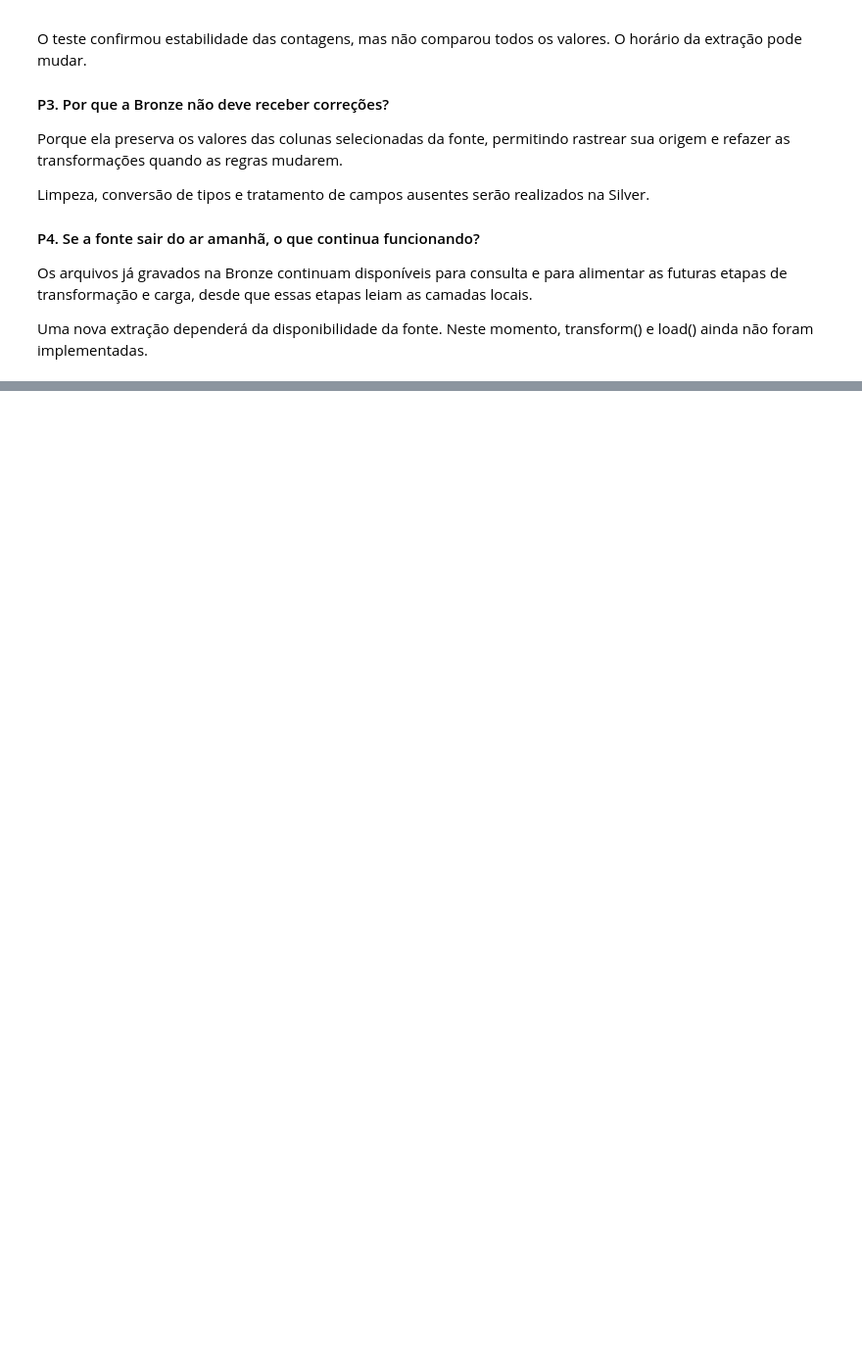
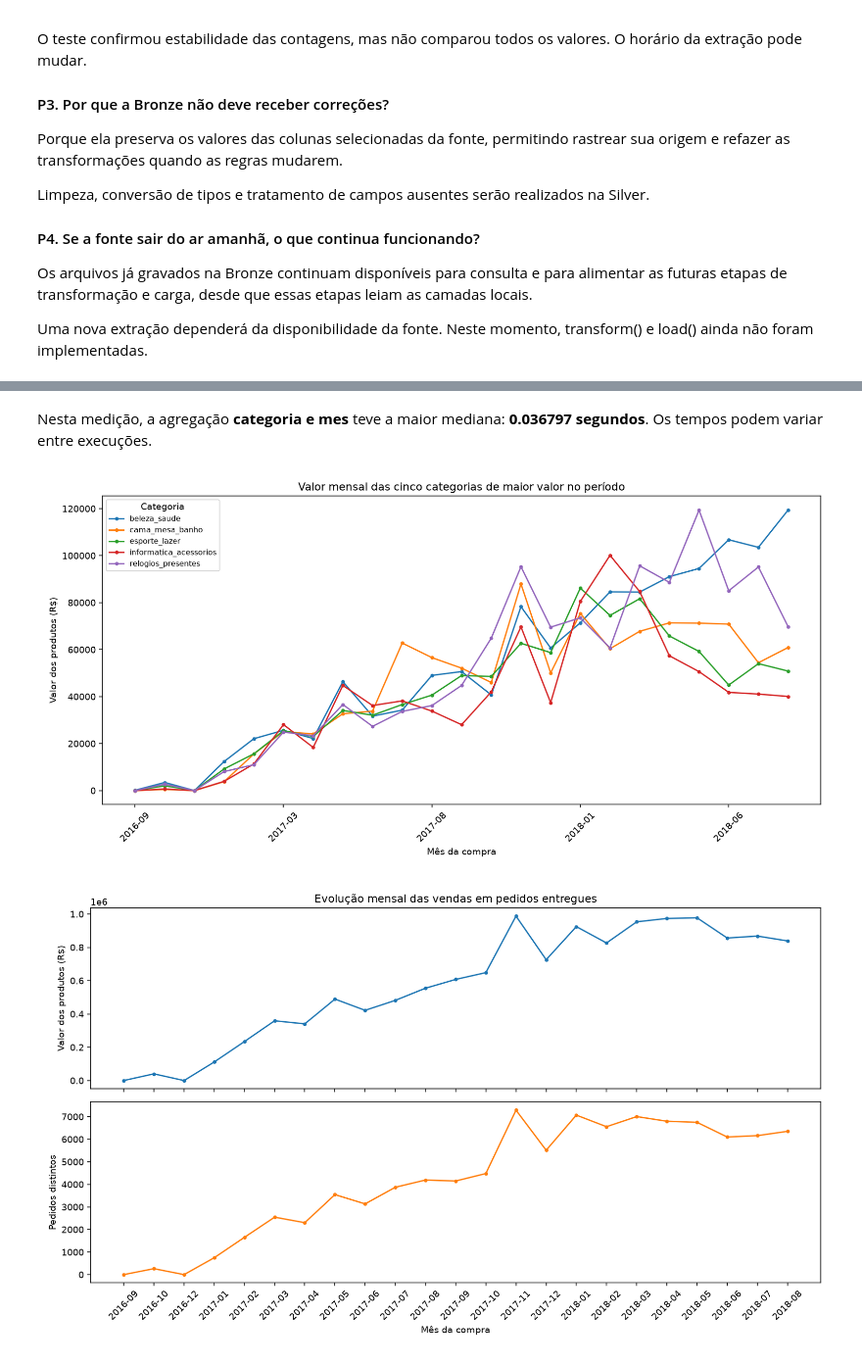
Before and after one commit to NatanHH/pipeline-olist, a Jupyter notebook: pipeline-olist.ipynb, the cells around one changed output, grey strips where cells are left out. Shown at 98% size. Saved outputs shown, nothing was run; the diff lists cells and outputs as text; code cells hidden in the pictures; blank space fills up the shorter version.

```diff
--- a/pipeline-olist.ipynb
+++ b/pipeline-olist.ipynb
@@ -59,3 +137,13 @@ produtos = pd.read_csv(f"{URL_BASE}/olist_products_dataset.csv")
+# %%
+# Leitura exploratoria completa, ainda fora das camadas do pipeline.
+# O pandas reconhece tipos e ausencias para este diagnostico.
+def explorar(nome):
+    texto = ler_fonte(nome, selecionar=False).to_csv(index=False)
+    return pd.read_csv(io.StringIO(texto))
+
+pedidos = explorar('pedidos')
+itens = explorar('itens')
+produtos = explorar('produtos')
 # %%
 # Reune as tabelas para repetir a mesma verificacao em cada fonte.
 fontes = {
@@ -530,3 +515,27 @@ def extract(destino_bronze):
+# %%
+def extract(destino_bronze):
+    """Extrai a carga completa; para incremental usamos extract_lote()."""
+    def acao():
+        pasta = Path(destino_bronze)
+        pasta.mkdir(parents=True, exist_ok=True)
+        if (pasta/'manifesto.json').exists():
+            raise ValueError('Bronze incremental: use pipeline_incremental para preservar os lotes.')
+        horario = datetime.now(timezone.utc).isoformat()
+        resumo = []
+        for nome, fonte in CONFIG['fontes'].items():
+            try:
+                tabela = ler_fonte(nome)
+                linhas, colunas = tabela.shape
+                tabela['_extraido_em'] = horario
+                tabela['_origem'] = str(origem_fonte(nome))
+                tabela.to_parquet(pasta/f'{nome}.parquet', index=False)
+            except Exception as erro:
+                raise RuntimeError(f'Falha na extracao de {nome}: {origem_fonte(nome)}') from erro
+            resumo.append(dict(fonte=nome, linhas_lidas=linhas, linhas_gravadas=linhas,
+                               colunas_fonte=colunas, colunas_bronze=colunas+2))
+        resultado = pd.DataFrame(resumo)
+        return resultado, int(resultado.linhas_lidas.sum()), int(resultado.linhas_gravadas.sum())
+    return executar_etapa('extract', acao)
 # %%
 # Executa a extracao e mostra o resumo retornado pela funcao.
 # Requer executar antes as celulas de imports, URL_BASE e caminhos.
@@ -621,0 +641,8 @@ Neste momento, transform() e load() ainda não foram implementadas.
+# %%
+for nome, fonte in CONFIG['fontes'].items():
+    original = ler_fonte(nome)
+    bronze = pd.read_parquet(CONFIG['bronze']/f'{nome}.parquet')
+    pd.testing.assert_frame_equal(original[fonte['colunas']], bronze[fonte['colunas']])
+    assert bronze['_origem'].eq(str(origem_fonte(nome))).all()
+    assert pd.to_datetime(bronze['_extraido_em'], utc=True, errors='coerce').notna().all()
+print('Bronze conferida: valores, colunas selecionadas e metadados.')
@@ -621,0 +1310,8 @@ Neste momento, transform() e load() ainda não foram implementadas.
+# %% [markdown]
+Nesta medição, a agregação **categoria e mes** teve a maior mediana: **0.036797 segundos**. Os tempos podem variar entre execuções.
+# %%
+display(Image(filename=str(CONFIG['gold']/'graficos'/'categorias_mes.png')))
+display(Image(filename=str(CONFIG['gold']/'graficos'/'evolucao_mensal.png')))
+# %% [output]
+[figure, added]
+[figure, added]
```
Also changed, not shown: parts of 27 cells of this notebook, 20 other files.
